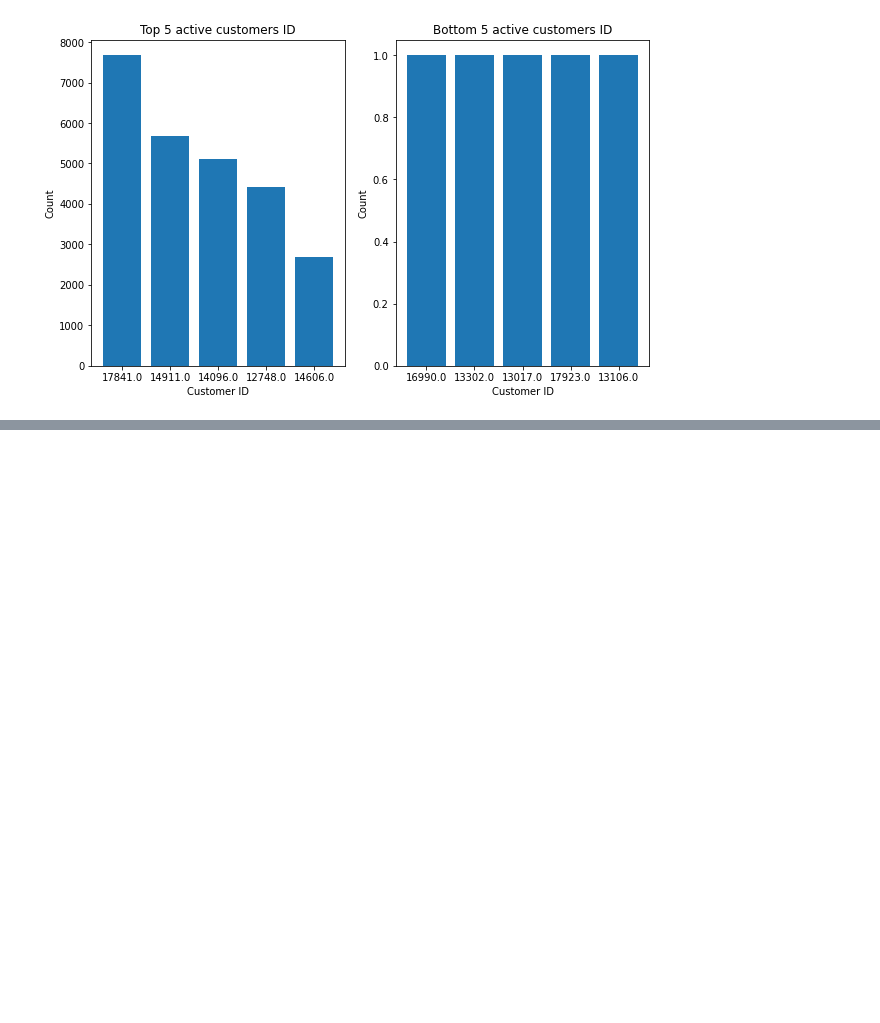
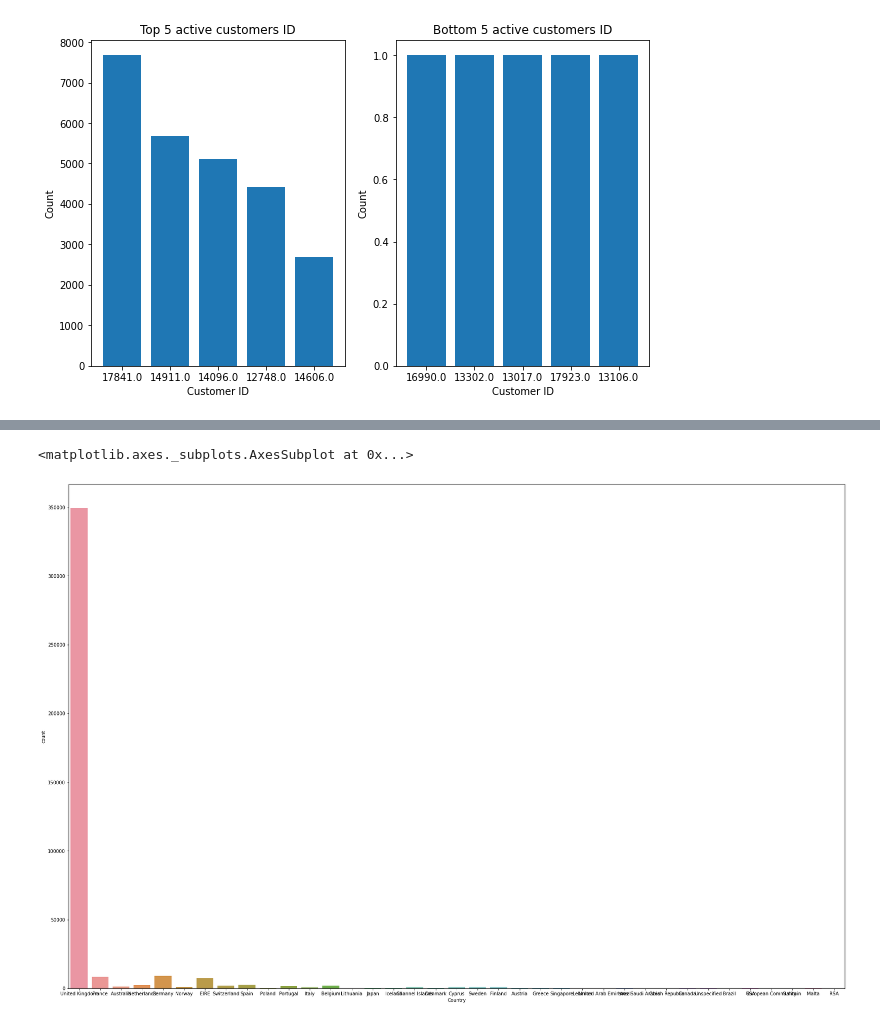
Before and after one commit to Sharath2021/Online-Retail-Customer-Segmentation, a Jupyter notebook: Online_Retail_Customer_Segmentation_Capstone_Project.ipynb, the cells around one changed output, grey strips where cells are left out. Cells and saved outputs as stored; diff of their text form; code cells hidden in the pictures; blank space fills up the shorter version.

```diff
--- a/Online_Retail_Customer_Segmentation_Capstone_Project.ipynb
+++ b/Online_Retail_Customer_Segmentation_Capstone_Project.ipynb
@@ -242,0 +276,6 @@ Text(0, 0.5, 'Count')
+# %%
+plt.figure(figsize=(30,20))
+sns.countplot(retail_data['Country'])
+# %% [output]
+<matplotlib.axes._subplots.AxesSubplot at 0x...>
+[figure, added]
```
Also changed, not shown: parts of 10 cells of this notebook.
